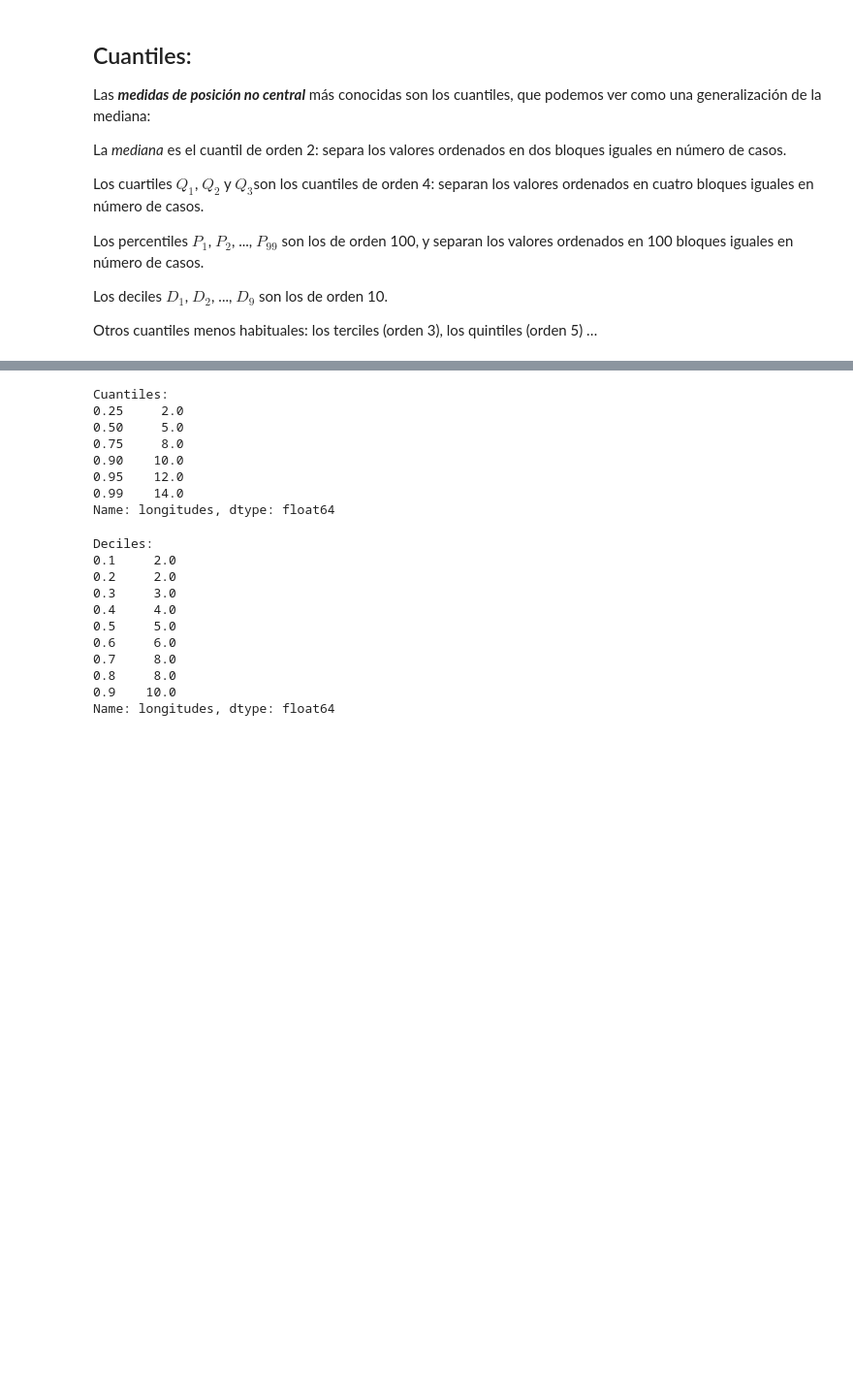
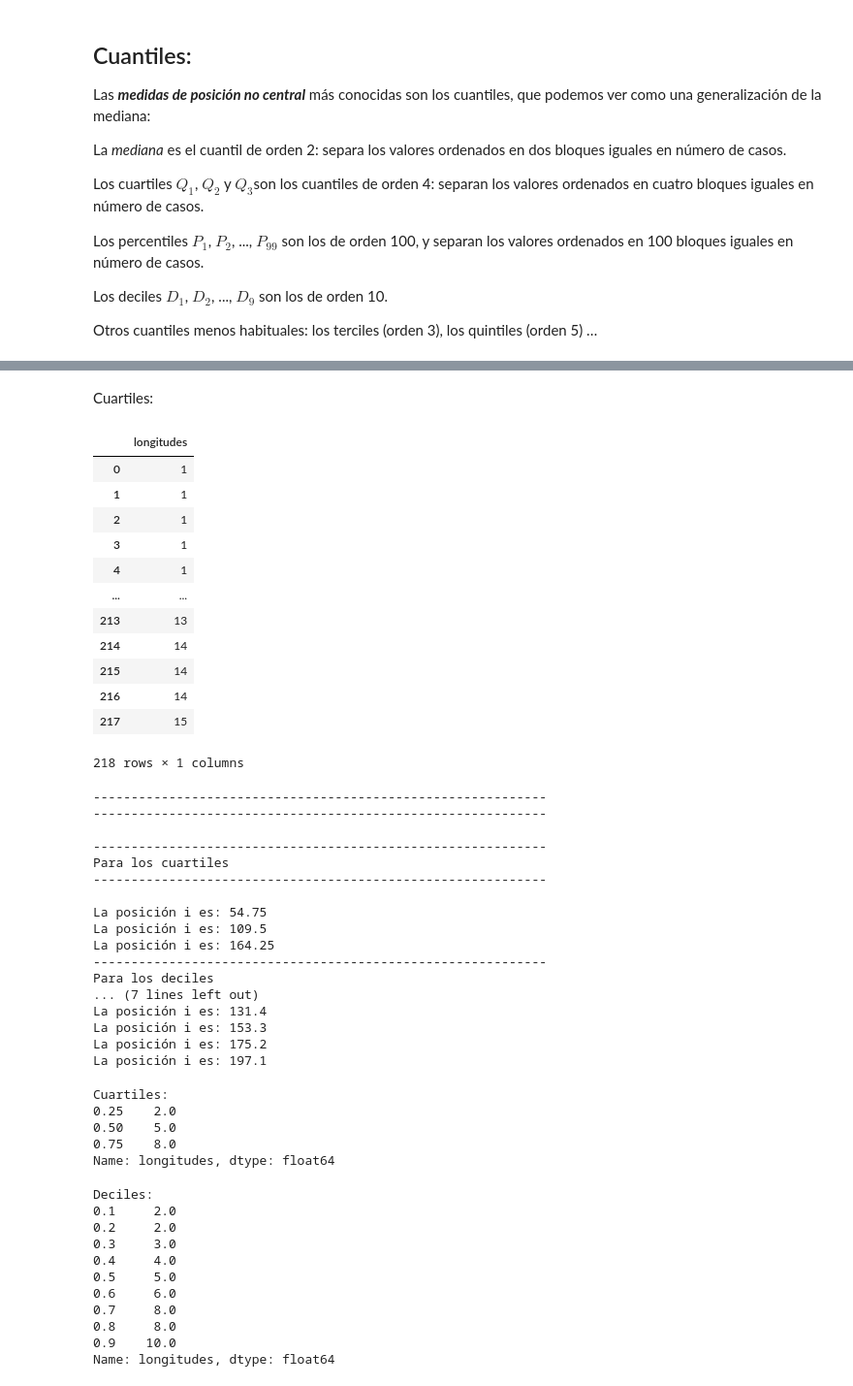
Before and after one commit to ednavivianasegura/Curso_PLN, a Jupyter notebook: PLN_EDNA.ipynb, the cells around one changed output, grey strips where cells are left out. Shown at 97% size. Cells and saved outputs as stored; diff of their text form; code cells hidden in the pictures; blank space fills up the shorter version.

```diff
--- a/PLN_EDNA.ipynb
+++ b/PLN_EDNA.ipynb
@@ -1203,19 +1220,72 @@ $Q_{3} = P_{75}$ (3/4=75/100).
+# %% [markdown]
+Cuartiles:
+# %%
+try:
+    pal_long = pal_long.sort_values(by="longitudes").reset_index()
+except:
+    pass
+display(pal_long[['longitudes']])
+print("------------------------------------------------------------\n------------------------------------------------------------\n")
+#por ejemplo los cuartiles:
+q=4 #entonces q-1 grupos
+#para q1:
+print("------------------------------------------------------------\nPara los cuartiles\n------------------------------------------------------------\n")
+for r in range(1,q):
+    N_1=N_ej3+1
+    i=round((r/q)*N_1,2)
+    print(f"La posición i es: {i}")
+print("------------------------------------------------------------\nPara los deciles\n------------------------------------------------------------\n")
+#por ejemplo los deciles:
+q=10 #entonces q-1 grupos
+#para q1:
+for r in range(1,q):
+    N_1=N_ej3+1
+    i=round((r/q)*N_1,2)
+    print(f"La posición i es: {i}")
+# %% [output]
+|  | longitudes |
+| 0 | 1 |
+| 1 | 1 |
+| 2 | 1 |
+| 3 | 1 |
+| 4 | 1 |
+| ... | ... |
+| 213 | 13 |
+| 214 | 14 |
+| 215 | 14 |
+| 216 | 14 |
+| 217 | 15 |
+218 rows × 1 columns
+------------------------------------------------------------
+------------------------------------------------------------
+
+------------------------------------------------------------
+Para los cuartiles
+------------------------------------------------------------
+
+La posición i es: 54.75
+La posición i es: 109.5
+La posición i es: 164.25
+------------------------------------------------------------
+Para los deciles
+... (7 lines left out)
+La posición i es: 131.4
+La posición i es: 153.3
+La posición i es: 175.2
+La posición i es: 197.1
 # %%
-# Calculamos los cuantiles: cuartiles, percentiles y deciles
-cuantiles = [0.25, 0.50, 0.75, 0.90, 0.95, 0.99]
+# Calculamos los cuantiles: cuartiles
+cuantiles = [0.25, 0.50, 0.75]
 resultados_cuantiles = pal_long['longitudes'].quantile(cuantiles)
 
 # Mostramos los resultados
-print("\nCuantiles:")
+print("\nCuartiles:")
 print(resultados_cuantiles)
 # %% [output]
-Cuantiles:
-0.25     2.0
-0.50     5.0
-0.75     8.0
-0.90    10.0
-0.95    12.0
-0.99    14.0
+Cuartiles:
+0.25    2.0
+0.50    5.0
+0.75    8.0
 Name: longitudes, dtype: float64
 # %%
 deciles = [0.1, 0.2, 0.3, 0.4, 0.5, 0.6, 0.7, 0.8, 0.9]
```
Also changed, not shown: parts of 3 cells of this notebook.
